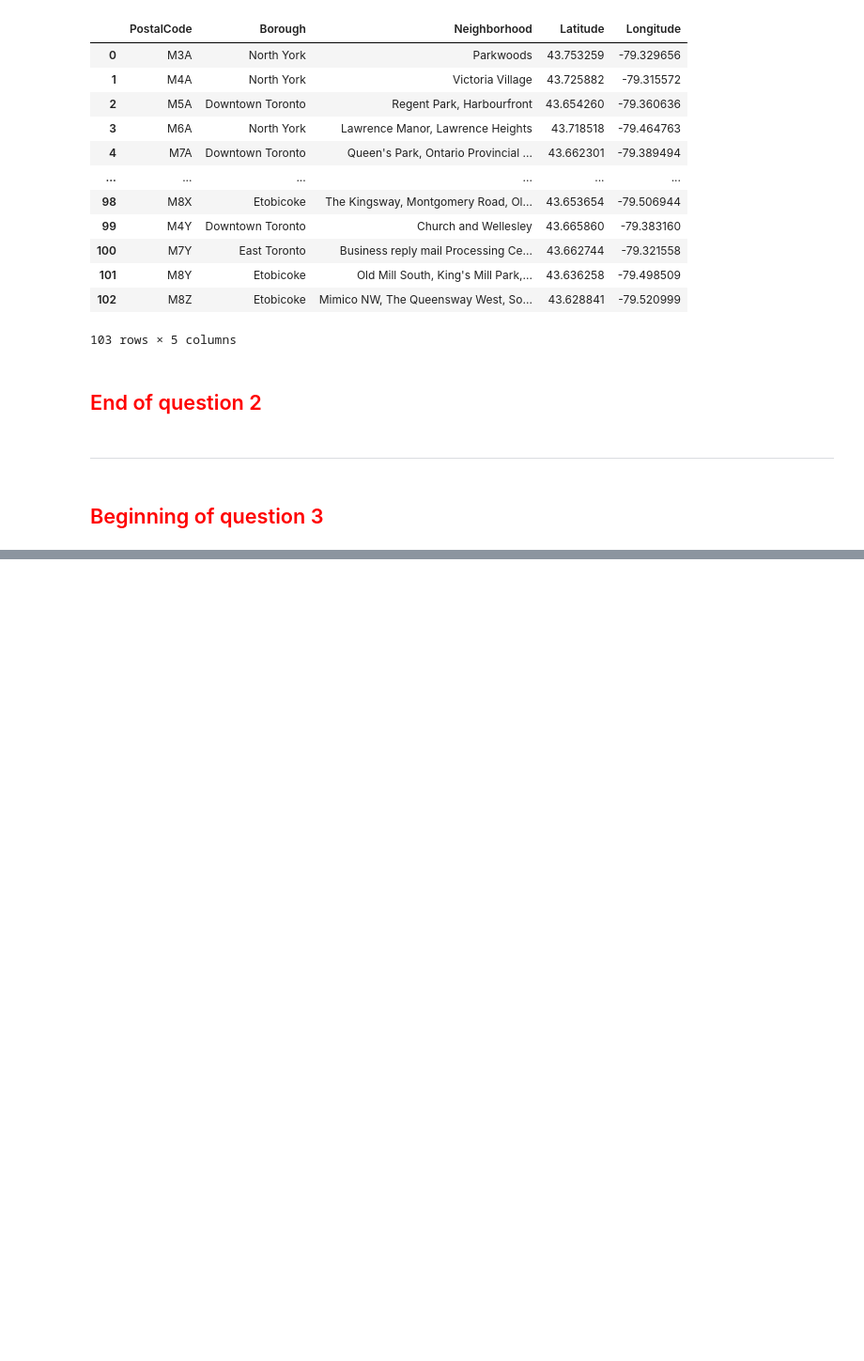
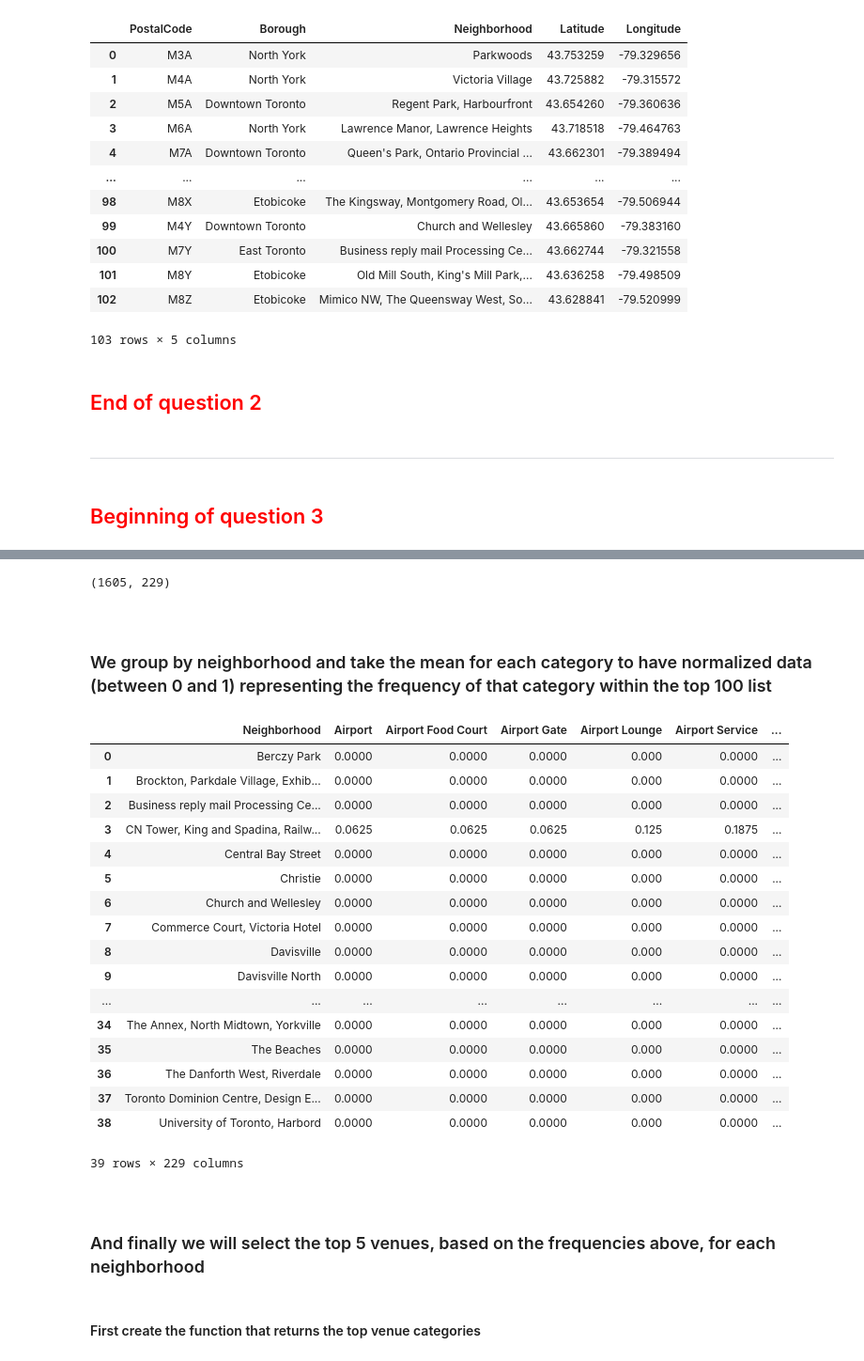
Before and after one commit to LiviuPetreDataScience/Coursera_Capstone, a Jupyter notebook: Capstone Project Notebook.ipynb, the cells around one changed output, grey strips where cells are left out. Shown: that part at 94% size. Cells and saved outputs as stored; diff of their text form; code cells hidden in the pictures; blank space fills up the shorter version.

```diff
--- a/Capstone Project Notebook.ipynb
+++ b/Capstone Project Notebook.ipynb
@@ -208,0 +261,9 @@ df
+# %%
+address = 'Toronto, CA'
+
+geolocator = Nominatim(user_agent="ca_explorer")
+location = geolocator.geocode(address)
+latitude = location.latitude
+longitude = location.longitude
+
+print('The geograpical coordinate of Toronto are {}, {}.'.format(latitude, longitude))
@@ -208,0 +296,6 @@ df
+# %%
+#first set up the params for the foursquare api
+CLIENT_ID = 'LWIHPTLIJLT1KPIBOOGSD35VLGFELRJA5EWFY4P1IFHUEMH5' # your Foursquare ID
+CLIENT_SECRET = 'SG3IT1D1NJPMBMZM5WOCQPINARAGPYPXBGHPCEAO2PK00UPV' # your Foursquare Secret
+VERSION = '20180605' # Foursquare API version
+LIMIT = 100 # A default Foursquare API limit value to limit the number of venues
@@ -208,0 +412,35 @@ df
+# %%
+# check that the number of lines is the same as for toronto_venus
+toronto_onehot.shape
+# %% [output]
+(1605, 229)
+# %% [markdown]
+<br>
+<h3>We group by neighborhood and take the mean for each category to have normalized data (between 0 and 1) representing the frequency of that category within the top 100 list</h3>
+# %%
+toronto_grouped = toronto_onehot.groupby('Neighborhood').mean().reset_index()
+toronto_grouped
+# %% [output]
+|  | Neighborhood | Airport | Airport Food Court | Airport Gate | Airport Lounge | Airport Service | ... |
+| 0 | Berczy Park | 0.0000 | 0.0000 | 0.0000 | 0.000 | 0.0000 | ... |
+| 1 | Brockton, Parkdale Village, Exhib... | 0.0000 | 0.0000 | 0.0000 | 0.000 | 0.0000 | ... |
+| 2 | Business reply mail Processing Ce... | 0.0000 | 0.0000 | 0.0000 | 0.000 | 0.0000 | ... |
+| 3 | CN Tower, King and Spadina, Railw... | 0.0625 | 0.0625 | 0.0625 | 0.125 | 0.1875 | ... |
+| 4 | Central Bay Street | 0.0000 | 0.0000 | 0.0000 | 0.000 | 0.0000 | ... |
+| 5 | Christie | 0.0000 | 0.0000 | 0.0000 | 0.000 | 0.0000 | ... |
+| 6 | Church and Wellesley | 0.0000 | 0.0000 | 0.0000 | 0.000 | 0.0000 | ... |
+| 7 | Commerce Court, Victoria Hotel | 0.0000 | 0.0000 | 0.0000 | 0.000 | 0.0000 | ... |
+| 8 | Davisville | 0.0000 | 0.0000 | 0.0000 | 0.000 | 0.0000 | ... |
+| 9 | Davisville North | 0.0000 | 0.0000 | 0.0000 | 0.000 | 0.0000 | ... |
+| ... | ... | ... | ... | ... | ... | ... | ... |
+| 34 | The Annex, North Midtown, Yorkville | 0.0000 | 0.0000 | 0.0000 | 0.000 | 0.0000 | ... |
+| 35 | The Beaches | 0.0000 | 0.0000 | 0.0000 | 0.000 | 0.0000 | ... |
+| 36 | The Danforth West, Riverdale | 0.0000 | 0.0000 | 0.0000 | 0.000 | 0.0000 | ... |
+| 37 | Toronto Dominion Centre, Design E... | 0.0000 | 0.0000 | 0.0000 | 0.000 | 0.0000 | ... |
+| 38 | University of Toronto, Harbord | 0.0000 | 0.0000 | 0.0000 | 0.000 | 0.0000 | ... |
+39 rows × 229 columns
+# %% [markdown]
+<br>
+<h3>And finally we will select the top 5 venues, based on the frequencies above, for each neighborhood</h3>
+# %% [markdown]
+<h4>First create the function that returns the top venue categories</h4>
```
Also changed, not shown: parts of 31 cells of this notebook.
